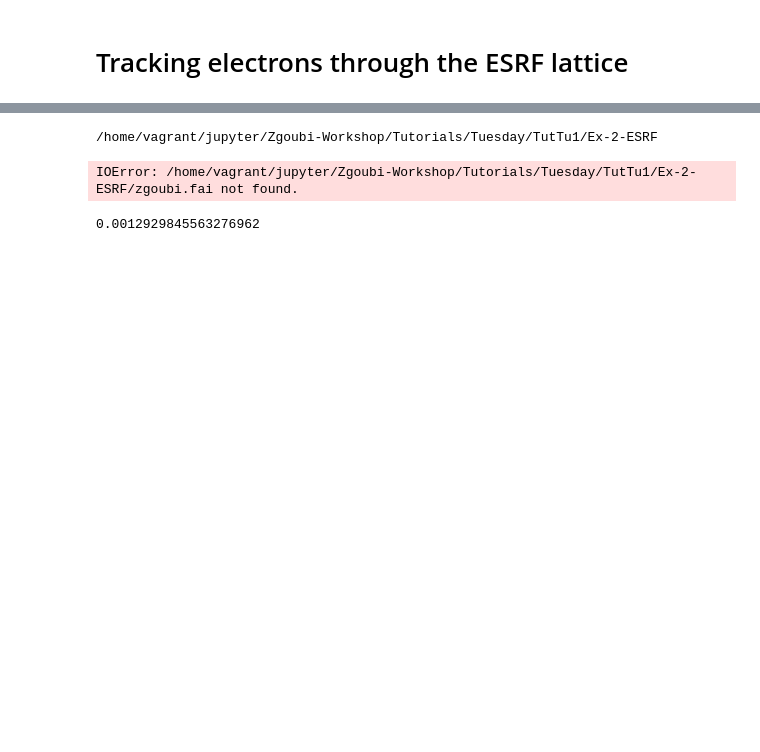
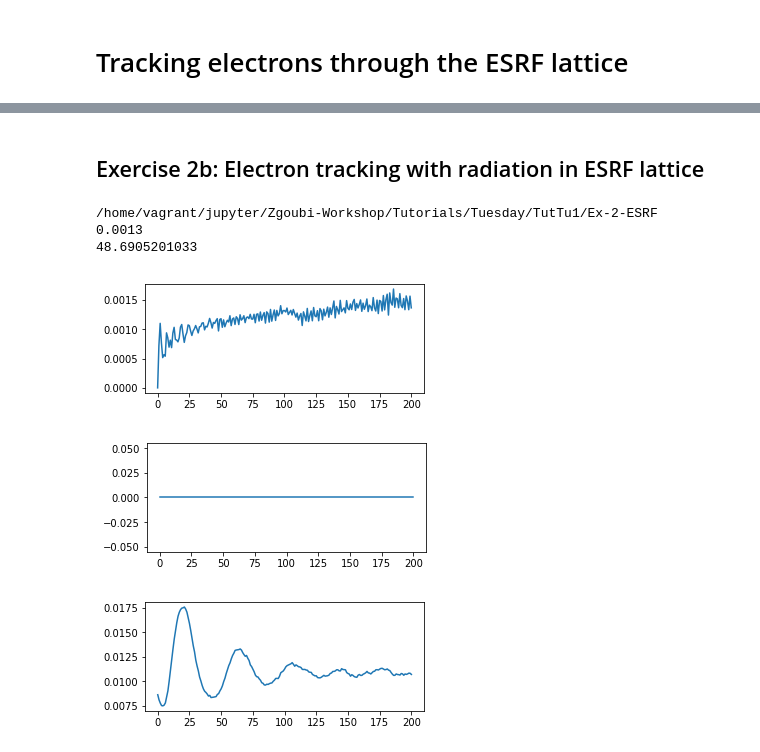
Before and after one commit to radiasoft/Zgoubi-Workshop, a Jupyter notebook: Tutorials/Tuesday/TutTu1/Ex-2-ESRF/Exercise2.ipynb, the cells around one changed output, grey strips where cells are left out. Drawn from its saved outputs; the diff is of its cells as text; code cells hidden in the pictures; blank space fills up the shorter version.

```diff
--- a/Tutorials/Tuesday/TutTu1/Ex-2-ESRF/Exercise2.ipynb
+++ b/Tutorials/Tuesday/TutTu1/Ex-2-ESRF/Exercise2.ipynb
@@ -5,3 +66,5 @@ $\epsilon = \frac{d}{b}$
+# %% [markdown]
+## Exercise 2b: Electron tracking with radiation in ESRF lattice
 # %%
 %matplotlib inline
 
@@ -16,7 +79,7 @@ dm1val,xval,yval,IPASS=np.loadtxt('%s/%s'%(FL,'zgoubi.fai'),skiprows=4,usecols=(
 xvalmeter=xval/100
 yvalmeter=yval/100
 
-numpart=20
+numpart=100
 numturns=201
 
 epsx=65e-9
@@ -34,35 +97,35 @@ xrms=np.zeros(numturns)
 yrms=np.zeros(numturns)
 dm1rms=np.zeros(numturns)
 
 #print(xvalsturn.shape,xrms.shape,xvalmeter.shape)
 for i in range(numturns):
     xvalsturn[i]=xvalmeter[numpart*i:numpart*(i+1)-1]
     yvalsturn[i]=yvalmeter[numpart*i:numpart*(i+1)-1]
     dm1valsturn[i]=dm1val[numpart*i:numpart*(i+1)-1]
 
 
 #xrms=array(numturns)
 for i in range(numturns):
     xrms[i]=math.sqrt(sum(xvalsturn[i]*xvalsturn[i])/numpart)
     yrms[i]=math.sqrt(sum(yvalsturn[i]*yvalsturn[i])/numpart)
     dm1rms[i]=math.sqrt(sum(dm1valsturn[i]*dm1valsturn[i])/numpart)
 
 
 plt.figure(figsize=(5,2))
 plt.plot(xrms,label=r'$x_{rms}$')
 plt.show()
 
 plt.figure(figsize=(5,2))
 plt.plot(yrms,label=r'$y_{rms}$')
 plt.show()
 
 plt.figure(figsize=(5,2))
 plt.plot(dm1rms,label=r'$\frac{dp}{p}_{rms}$')
 plt.show()
 # %% [output]
 /home/vagrant/jupyter/Zgoubi-Workshop/Tutorials/Tuesday/TutTu1/Ex-2-ESRF
+0.0013
+48.6905201033
-IOError: /home/vagrant/jupyter/Zgoubi-Workshop/Tutorials/Tuesday/TutTu1/Ex-2-ESRF/zgoubi.fai not found.
+[figure, added]
+[figure, added]
+[figure, added]
-# %%
-xrms[200]
-# %% [output]
-0.0012929845563276962
```
Also changed, not shown: parts of 3 cells of this notebook, 1 other file.
